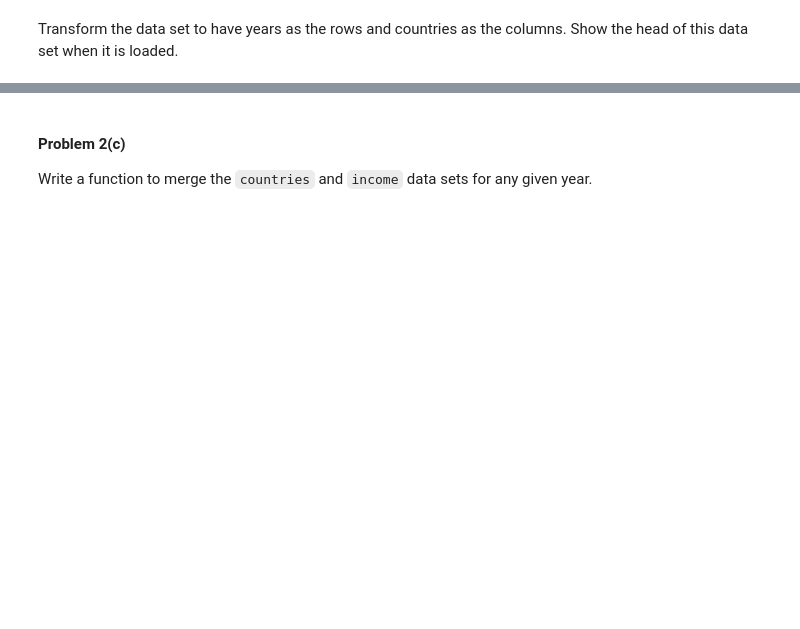
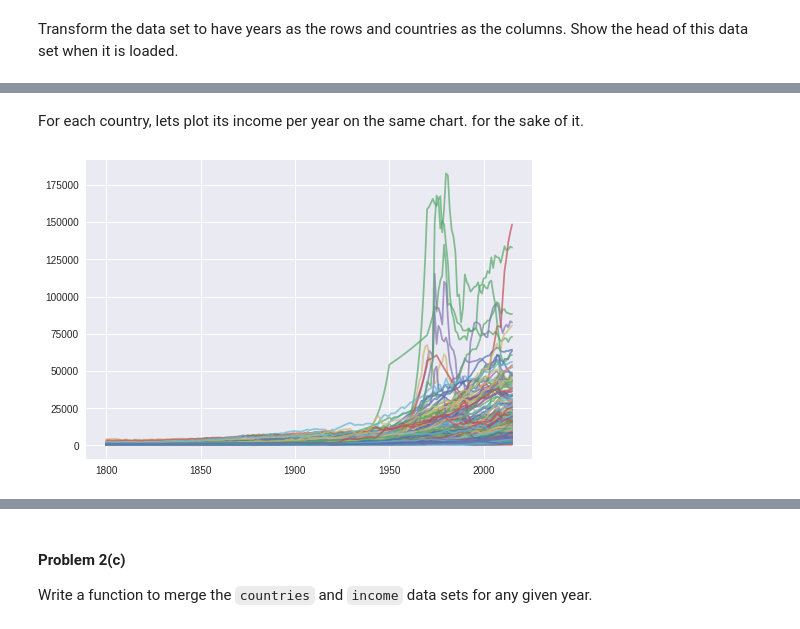
Before and after one commit to fergusio/cs109-2015, a Jupyter notebook: homework/HW1.ipynb, the cells around one changed output, grey strips where cells are left out. Saved outputs shown, nothing was run; the diff lists cells and outputs as text; code cells hidden in the pictures; blank space fills up the shorter version.

```diff
--- a/homework/HW1.ipynb
+++ b/homework/HW1.ipynb
@@ -399,0 +444,8 @@ Graphically display the distribution of income per person across all countries i
+# %% [markdown]
+For each country, lets plot its income per year on the same chart. for the sake of it.
+# %%
+years = income.columns
+for c in income.itertuples():
+    plt.plot(years, c[1:], label=c.Index, alpha=0.7)
+# %% [output]
+[figure, added]
```
Also changed, not shown: parts of 20 cells of this notebook.
